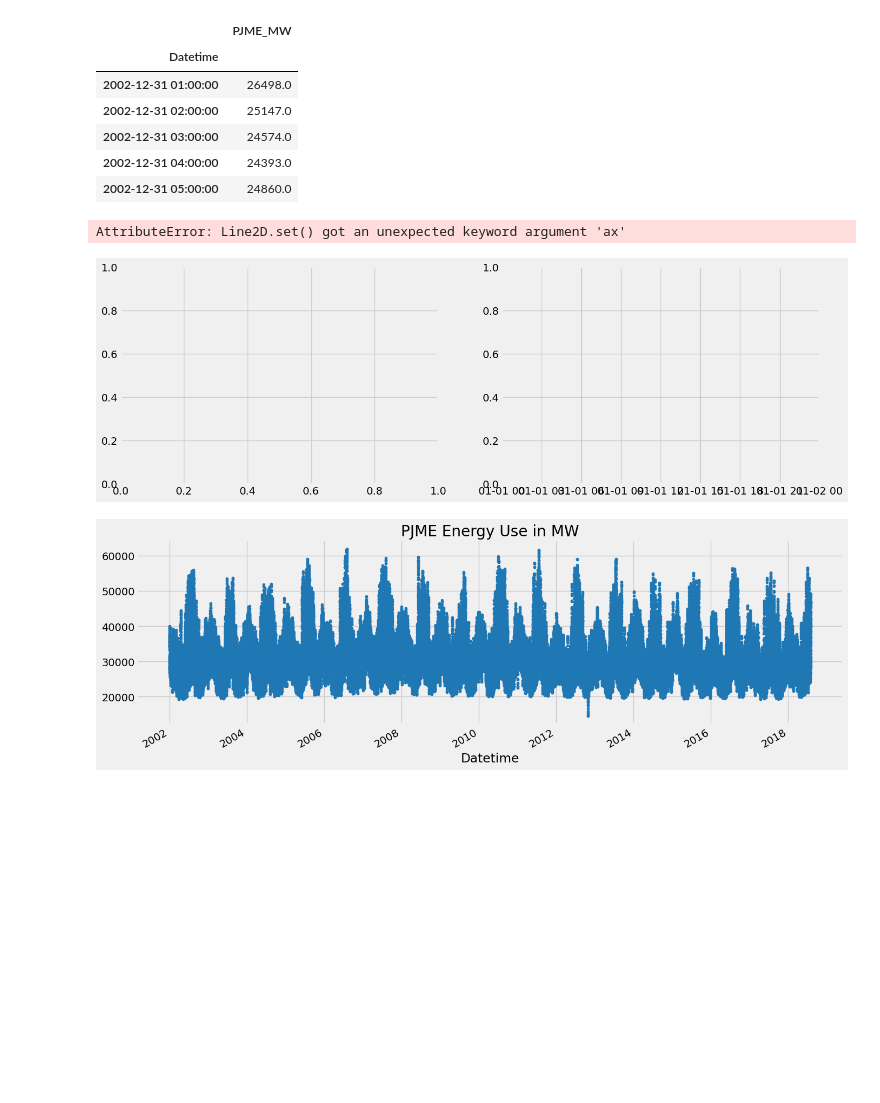
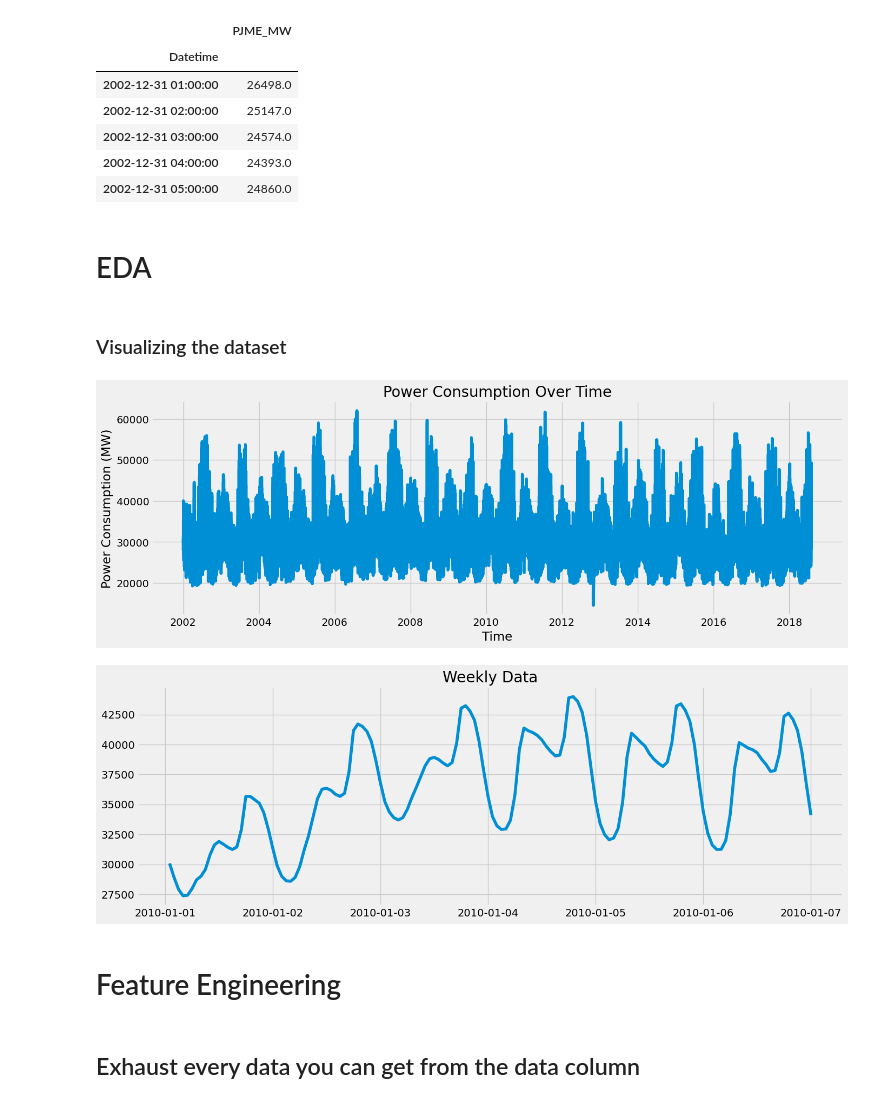
Before and after one commit to ruineux/Capstones-and-Projects, a Jupyter notebook: Insights and Analytics/Hourly Energy Consumption - Forecasting & EDA/Notebook/Untitled.ipynb, the cells around one changed output. Cells and saved outputs as stored; diff of their text form; code cells hidden in the pictures; blank space fills up the shorter version.

```diff
--- a/Insights and Analytics/Hourly Energy Consumption - Forecasting & EDA/Notebook/Untitled.ipynb
+++ b/Insights and Analytics/Hourly Energy Consumption - Forecasting & EDA/Notebook/Untitled.ipynb
@@ -58,19 +60,38 @@ df.head()
 | 2002-12-31 03:00:00 | 24574.0 |
 | 2002-12-31 04:00:00 | 24393.0 |
 | 2002-12-31 05:00:00 | 24860.0 |
+# %% [markdown]
+# EDA
+# %% [markdown]
+### Visualizing the dataset
 # %%
-fig, ax = plt.subplots(1, 2, figsize=(15, 5))
+fig, ax = plt.subplots(1, 1, figsize=(15, 5))
+ax.plot(df.index, df['PJME_MW'])
 
-plt.plot(df.index, df['PJME_MW'])
+ax.set_title('Power Consumption Over Time')
+ax.set_xlabel('Time')
+ax.set_ylabel('Power Consumption (MW)')
+
+#ax.grid(False)
+
+plt.show();
 # %% [output]
-AttributeError: Line2D.set() got an unexpected keyword argument 'ax'
-[figure, old version]
+[figure, new version]
-# %%
-df.plot(style='.',
-        figsize=(15, 5),
-        color=color_pal[0],
-        legend=False,
-        title='PJME Energy Use in MW')
-plt.show()
-# %% [output]
-[figure, removed]
+# %%
+start_week = pd.to_datetime('2010-01-01')
+end_week = start_week + pd.DateOffset(days=6)
+
+filtered_df = df.loc[(df.index > start_week) & (df.index <= end_week)].sort_index()
+
+fig, ax = plt.subplots(figsize=(15, 5))
+ax.plot(filtered_df.index, filtered_df['PJME_MW'])
+
+ax.set_title('Weekly Data')
+
+plt.show();
+# %% [output]
+[figure, added]
+# %% [markdown]
+# Feature Engineering
+# %% [markdown]
+## Exhaust every data you can get from the data column
```
Also changed, not shown: parts of 12 cells of this notebook, 2 other files.
